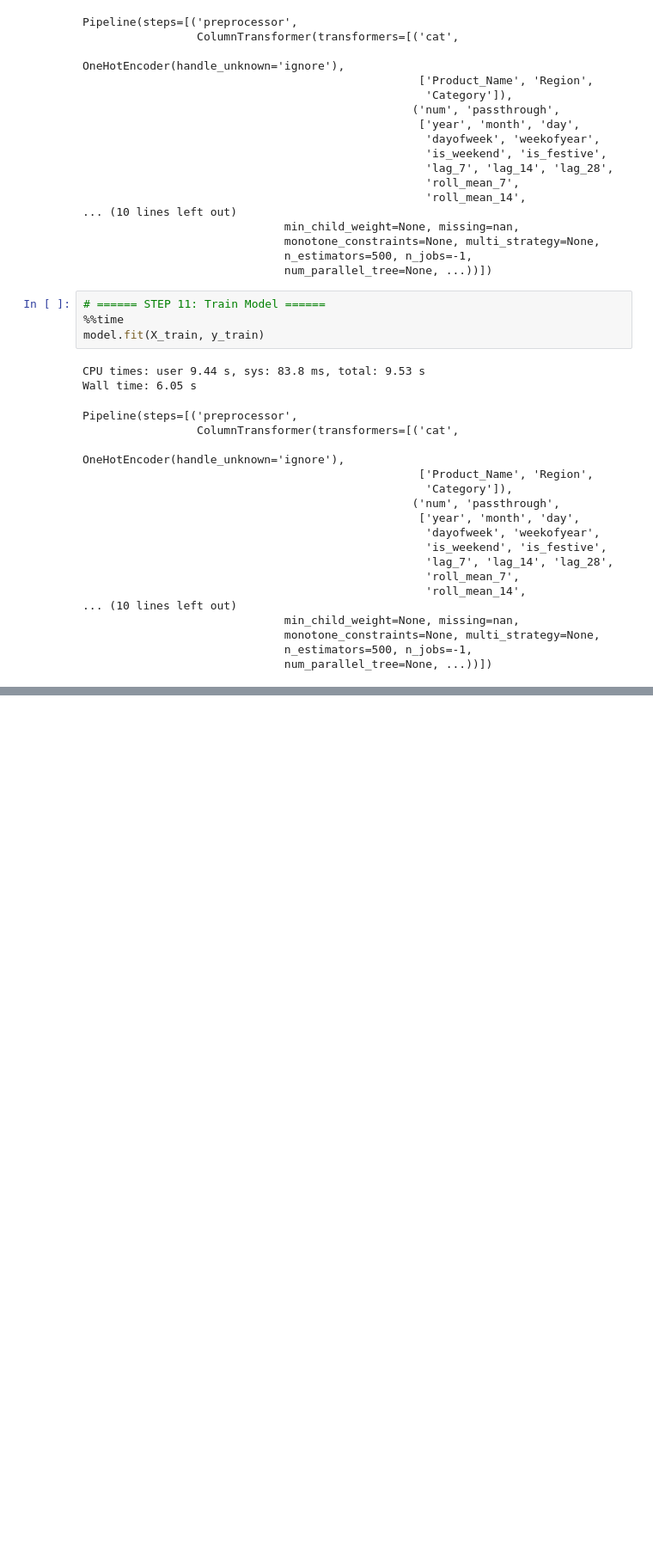
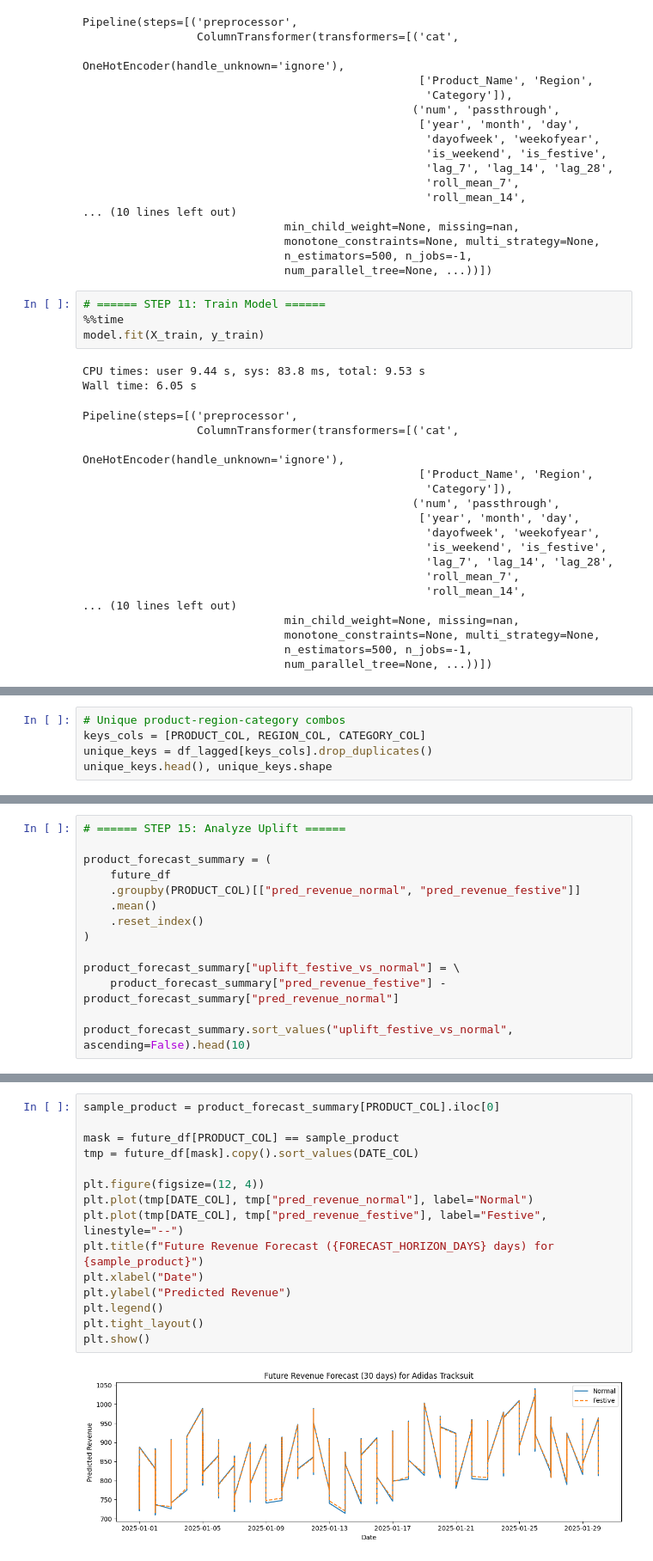
Before and after one commit to sanjanasujay/DemandForecast, a Jupyter notebook: pghMLproject.ipynb, the cells around one changed output, grey strips where cells are left out. Shown: that part at 86% size. Saved outputs shown, nothing was run; the diff lists cells and outputs as text; blank space fills up the shorter version.

```diff
--- a/pghMLproject.ipynb
+++ b/pghMLproject.ipynb
@@ -340,0 +403,5 @@ Pipeline(steps=[('preprocessor',
+# %%
+# Unique product-region-category combos
+keys_cols = [PRODUCT_COL, REGION_COL, CATEGORY_COL]
+unique_keys = df_lagged[keys_cols].drop_duplicates()
+unique_keys.head(), unique_keys.shape
@@ -340,0 +496,14 @@ Pipeline(steps=[('preprocessor',
+# %%
+# ====== STEP 15: Analyze Uplift ======
+
+product_forecast_summary = (
+    future_df
+    .groupby(PRODUCT_COL)[["pred_revenue_normal", "pred_revenue_festive"]]
+    .mean()
+    .reset_index()
+)
+
+product_forecast_summary["uplift_festive_vs_normal"] = \
+    product_forecast_summary["pred_revenue_festive"] - product_forecast_summary["pred_revenue_normal"]
+
+product_forecast_summary.sort_values("uplift_festive_vs_normal", ascending=False).head(10)
@@ -340,0 +522,17 @@ Pipeline(steps=[('preprocessor',
+# %%
+sample_product = product_forecast_summary[PRODUCT_COL].iloc[0]
+
+mask = future_df[PRODUCT_COL] == sample_product
+tmp = future_df[mask].copy().sort_values(DATE_COL)
+
+plt.figure(figsize=(12, 4))
+plt.plot(tmp[DATE_COL], tmp["pred_revenue_normal"], label="Normal")
+plt.plot(tmp[DATE_COL], tmp["pred_revenue_festive"], label="Festive", linestyle="--")
+plt.title(f"Future Revenue Forecast ({FORECAST_HORIZON_DAYS} days) for {sample_product}")
+plt.xlabel("Date")
+plt.ylabel("Predicted Revenue")
+plt.legend()
+plt.tight_layout()
+plt.show()
+# %% [output]
+[figure, added]
```
Also changed, not shown: parts of 9 cells of this notebook.
